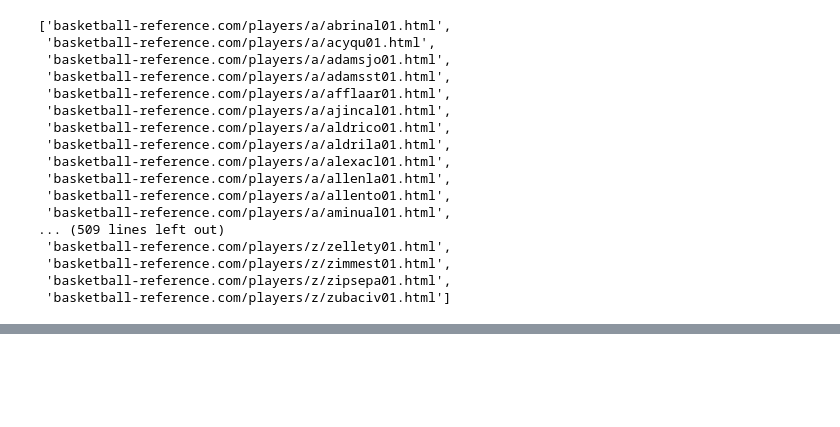
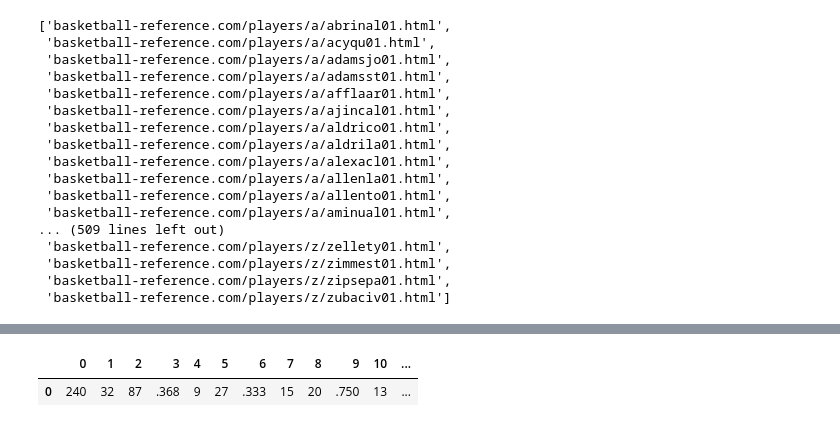
Before and after one commit to elbertgong/nbaodds, a Jupyter notebook: code/get_players.ipynb, the cells around one changed output, grey strips where cells are left out. Saved outputs shown, nothing was run; the diff lists cells and outputs as text; code cells hidden in the pictures; blank space fills up the shorter version.

```diff
--- a/code/get_players.ipynb
+++ b/code/get_players.ipynb
@@ -47,0 +74,7 @@ with open('../data/active_player.csv', 'w') as csvfile:
+# %%
+boxscoreurl = "https://www.basketball-reference.com/boxscores/201610250CLE.html"
+result = requests.get(boxscoreurl)
+# result.headers
+c = result.content
+soup = BeautifulSoup(c, 'html.parser')
+t = soup.table.tbody.find_all('tr')
@@ -47,0 +83,12 @@ with open('../data/active_player.csv', 'w') as csvfile:
+# %%
+thing = soup.find(id='all_box_nyk_basic')
+# %%
+blah = list(map(lambda x: x.text, thing.tfoot.tr.find_all('td')))
+# %%
+df = pd.DataFrame([blah])
+# %%
+df
+# df.append stuff
+# %% [output]
+|  | 0 | 1 | 2 | 3 | 4 | 5 | 6 | 7 | 8 | 9 | 10 | ... |
+| 0 | 240 | 32 | 87 | .368 | 9 | 27 | .333 | 15 | 20 | .750 | 13 | ... |
```
Also changed, not shown: parts of 5 cells of this notebook, 2 other files.
